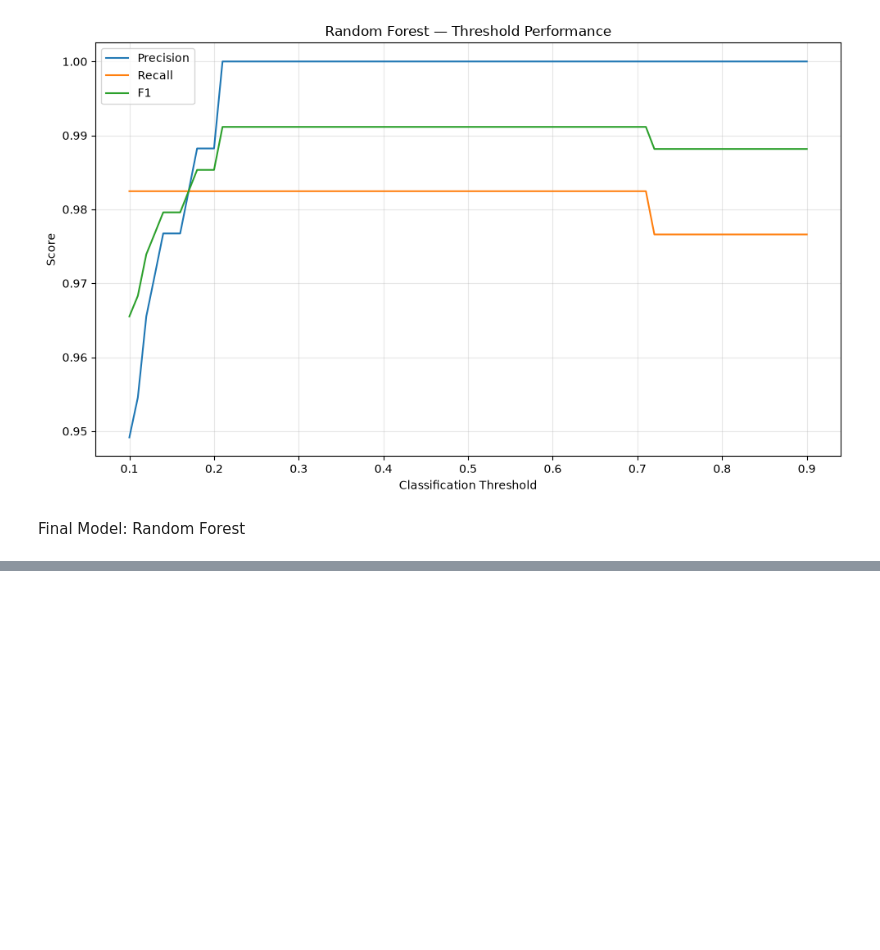
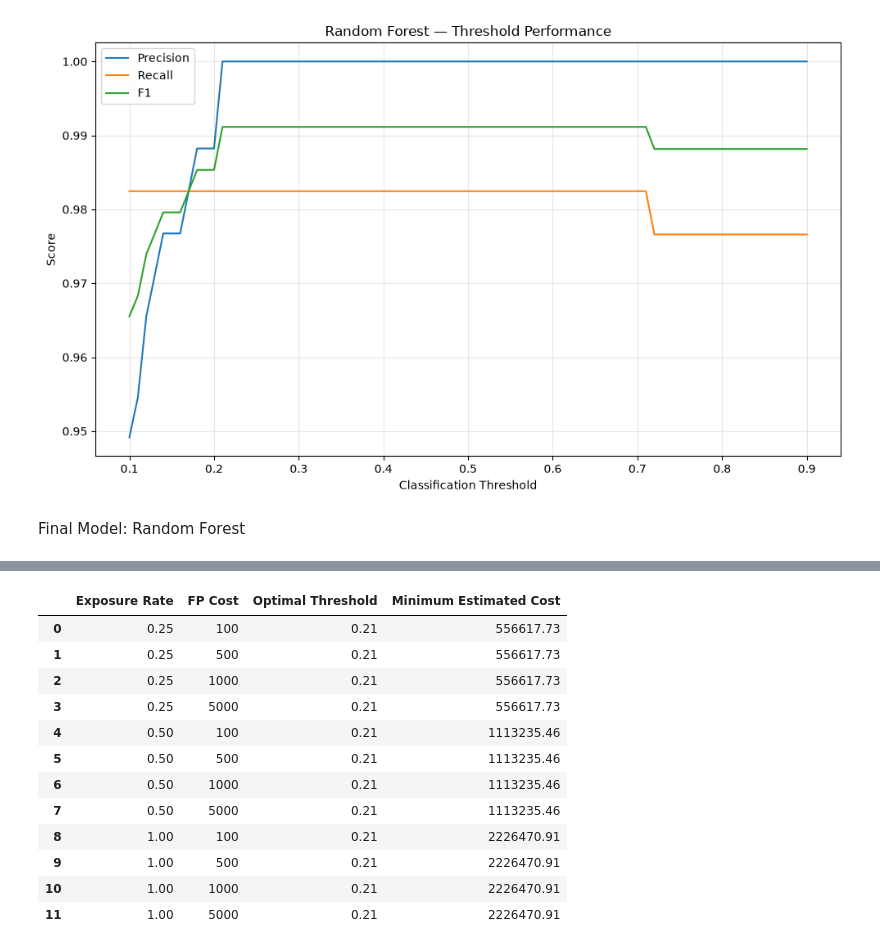
Before and after one commit to KarthikDaivadnya/FraudShield-AI, a Jupyter notebook: fraudshield_ai.ipynb, the cells around one changed output, grey strips where cells are left out. Saved outputs shown, nothing was run; the diff lists cells and outputs as text; code cells hidden in the pictures; blank space fills up the shorter version.

```diff
--- a/fraudshield_ai.ipynb
+++ b/fraudshield_ai.ipynb
@@ -5087,0 +5513,90 @@ Lowest fraudulent fraud probability:
+# %%
+# financial sensitivity analysis
+
+exposure_rates = [0.25, 0.50, 1.00]
+fp_costs = [100, 500, 1000, 5000]
+
+sensitivity_results = []
+
+for exposure_rate in exposure_rates:
+
+    for fp_cost in fp_costs:
+
+        scenario_costs = []
+
+        for threshold in thresholds:
+
+            threshold_pred = (
+                rf_val_proba >= threshold
+            ).astype(int)
+
+            actual_fraud_mask = (y_val == 1)
+            predicted_fraud_mask = (threshold_pred == 1)
+
+            fn_mask = (
+                actual_fraud_mask &
+                ~predicted_fraud_mask
+            )
+
+            fp_mask = (
+                ~actual_fraud_mask &
+                predicted_fraud_mask
+            )
+
+            fn_amount = X_val.loc[
+                fn_mask,
+                "amount"
+            ].sum()
+
+            fp_count = int(fp_mask.sum())
+
+            fraud_loss = (
+                fn_amount * exposure_rate
+            )
+
+            fp_cost_total = (
+                fp_count * fp_cost
+            )
+
+            total_cost = (
+                fraud_loss +
+                fp_cost_total
+            )
+
+            scenario_costs.append({
+                "Threshold": threshold,
+                "Total Cost": total_cost
+            })
+
+        scenario_df = pd.DataFrame(scenario_costs)
+
+        best_row = scenario_df.loc[
+            scenario_df["Total Cost"].idxmin()
+        ]
+
+        sensitivity_results.append({
+            "Exposure Rate": exposure_rate,
+            "FP Cost": fp_cost,
+            "Optimal Threshold": best_row["Threshold"],
+            "Minimum Estimated Cost": best_row["Total Cost"]
+        })
+
+financial_sensitivity_df = pd.DataFrame(
+    sensitivity_results
+)
+
+financial_sensitivity_df.round(2)
+# %% [output]
+|  | Exposure Rate | FP Cost | Optimal Threshold | Minimum Estimated Cost |
+| 0 | 0.25 | 100 | 0.21 | 556617.73 |
+| 1 | 0.25 | 500 | 0.21 | 556617.73 |
+| 2 | 0.25 | 1000 | 0.21 | 556617.73 |
+| 3 | 0.25 | 5000 | 0.21 | 556617.73 |
+| 4 | 0.50 | 100 | 0.21 | 1113235.46 |
+| 5 | 0.50 | 500 | 0.21 | 1113235.46 |
+| 6 | 0.50 | 1000 | 0.21 | 1113235.46 |
+| 7 | 0.50 | 5000 | 0.21 | 1113235.46 |
+| 8 | 1.00 | 100 | 0.21 | 2226470.91 |
+| 9 | 1.00 | 500 | 0.21 | 2226470.91 |
+| 10 | 1.00 | 1000 | 0.21 | 2226470.91 |
+| 11 | 1.00 | 5000 | 0.21 | 2226470.91 |
```
Also changed, not shown: parts of 29 cells of this notebook.
